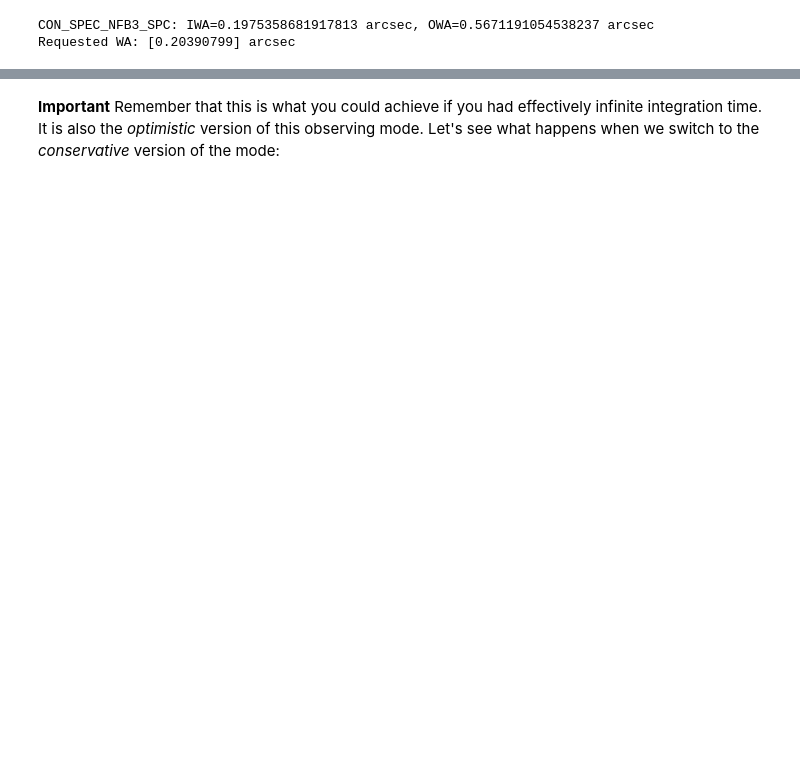
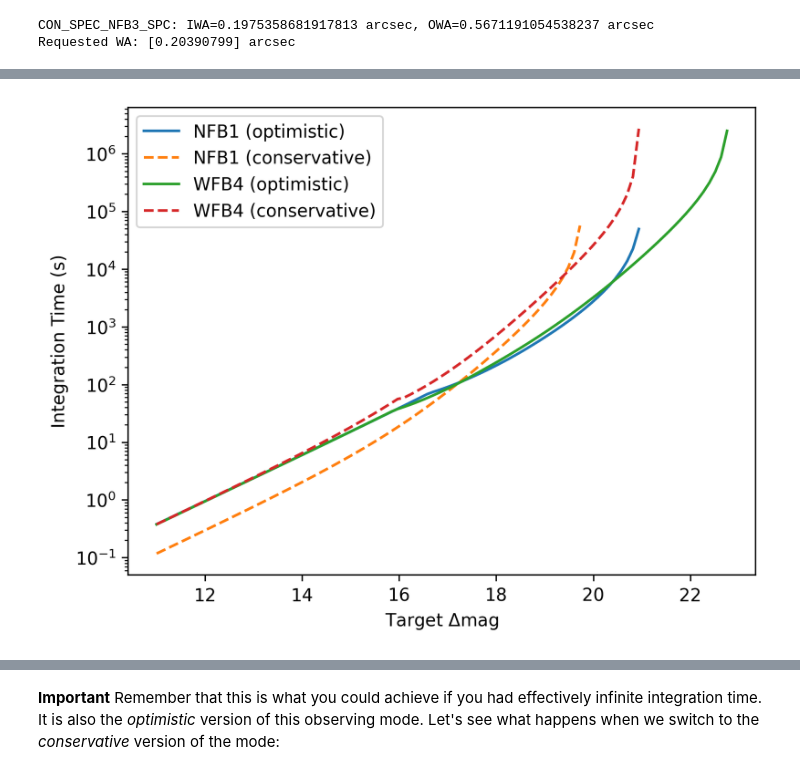
Before and after one commit to ChenXie-astro/corgietc, a Jupyter notebook: 01_Anatomy_of_an_Integration_Time_Calculation_disk_sample.ipynb, the cells around one changed output, grey strips where cells are left out. Saved outputs shown, nothing was run; the diff lists cells and outputs as text; code cells hidden in the pictures; blank space fills up the shorter version.

```diff
--- a/01_Anatomy_of_an_Integration_Time_Calculation_disk_sample.ipynb
+++ b/01_Anatomy_of_an_Integration_Time_Calculation_disk_sample.ipynb
@@ -366,0 +379,30 @@ Requested WA: [0.20390799] arcsec
+# %%
+mode["SNR"] = 5
+print('SNR=', mode["SNR"])
+print('contrast:', round(dMag_all[index],3), 'mag')
+print('distance:', round( np.array([d_wa[index]]) * (mode["lam"]/OS.pupilDiam).to(u.arcsec, equivalencies=u.dimensionless_angles()),3))
+
+dMags = np.linspace(11, 23, 100)
+mode = OS.observingModes[0]
+print(mode["Scenario"])
+WA_NF = np.array([d_wa[index]]) * (mode["lam"]/OS.pupilDiam).to(u.arcsec, equivalencies=u.dimensionless_angles())
+print(WA_NF)
+print(OS.calc_intTime(TL, sInds, fZ, JEZ, dMag_all[index], WA_NF, mode, TK=TK).to(u.s))
+intTimes_NFB1_OPT =  OS.calc_intTime(TL, [sInds]*len(dMags), fZ, JEZ, dMags, WA_NF, mode, TK=TK)
+
+mode = OS.observingModes[1]
+print(mode["Scenario"])
+print(OS.calc_intTime(TL, sInds, fZ, JEZ, dMag_all[index], WA_NF, mode, TK=TK).to(u.s))
+intTimes_NFB1_CON =  OS.calc_intTime(TL, [sInds]*len(dMags), fZ, JEZ, dMags, WA_NF, mode, TK=TK)
+
+mode = OS.observingModes[2]
+print(mode["Scenario"])
+WA_WF = np.array([7]) * (mode["lam"]/OS.pupilDiam).to(u.arcsec, equivalencies=u.dimensionless_angles())
+print(WA_WF)
+print(OS.calc_intTime(TL, sInds, fZ, JEZ, dMag_all[index], WA_WF, mode, TK=TK).to(u.s))
+intTimes_WFB4_OPT =  OS.calc_intTime(TL, [sInds]*len(dMags), fZ, JEZ, dMags, WA_WF, mode, TK=TK)
+
+mode = OS.observingModes[3]
+print(mode["Scenario"])
+print(OS.calc_intTime(TL, sInds, fZ, JEZ, dMag_all[index], WA_WF, mode, TK=TK).to(u.s))
+intTimes_WFB4_CON =  OS.calc_intTime(TL, [sInds]*len(dMags), fZ, JEZ, dMags, WA_WF, mode, TK=TK)
@@ -367,3 +423,19 @@ Requested WA: [0.20390799] arcsec
+# %%
+plt.figure(dpi=300)
+# plt.semilogy(dMags, intTimes.to(u.s), label="SNR=5")
+# plt.semilogy(dMags, intTimes_SNR20_OPT.to(u.s), '-', label="SNR={0} (optimistic)".format(20))
+# plt.semilogy(dMags, intTimes_SNR20_CON.to(u.s), '--', label="SNR={0} (conservative)".format(20))
+plt.semilogy(dMags, intTimes_NFB1_OPT.to(u.s), '-', label="NFB1 (optimistic)")
+plt.semilogy(dMags, intTimes_NFB1_CON.to(u.s), '--', label="NFB1 (conservative)")
+plt.semilogy(dMags, intTimes_WFB4_OPT.to(u.s), '-', label="WFB4 (optimistic)")
+plt.semilogy(dMags, intTimes_WFB4_CON.to(u.s), '--', label="WFB4 (conservative)")
+ax = plt.gca()
+# ax.axvspan(9.635, 10, alpha=0.25, color='gray', ec=None, label="contrast for the disk")
+plt.xlabel(r"Target $\Delta$mag")
+plt.ylabel(f"Integration Time ({intTimes.to(u.s).unit})")
+plt.legend();
+# %% [output]
+[figure, added]
 # %%
 dMags = np.linspace(9, 23, 100)
 
```
Also changed, not shown: parts of 27 cells of this notebook.
